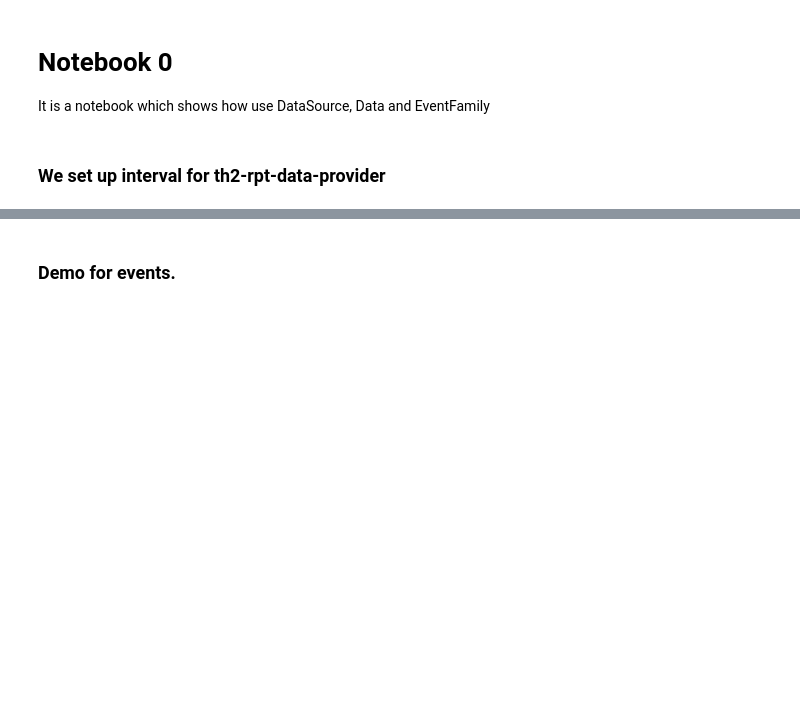
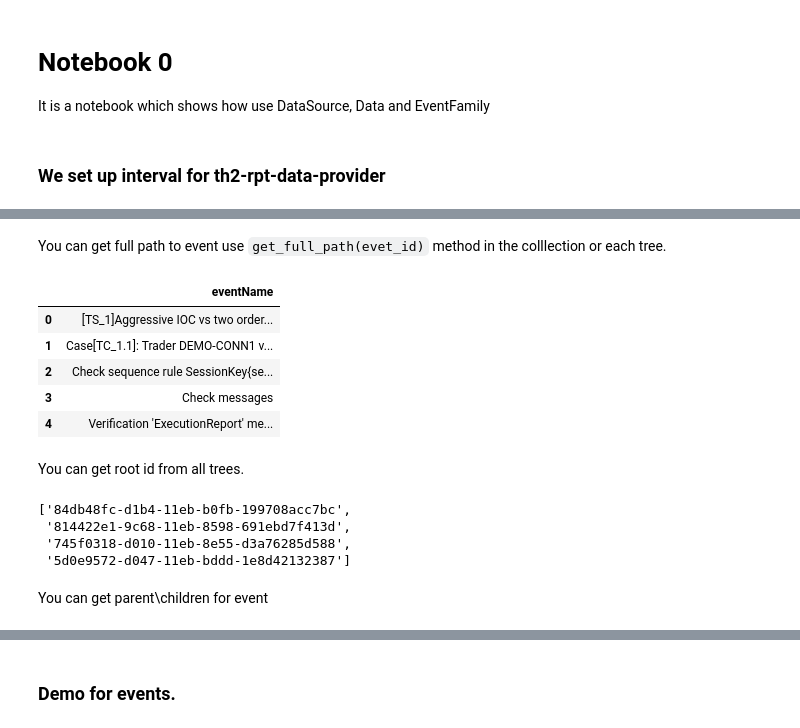
Before and after one commit to th2-net/th2-data-services, a Jupyter notebook: examples/notebooks/notebook_0.ipynb, the cells around one changed output, grey strips where cells are left out. Cells and saved outputs as stored; diff of their text form; code cells hidden in the pictures; blank space fills up the shorter version.

Commit message:
update examples

```diff
--- a/examples/notebooks/notebook_0.ipynb
+++ b/examples/notebooks/notebook_0.ipynb
@@ -77,3 +80,17 @@ def is_test_case_ancestor(record):
     if ancestor:
         return True
     return False
+# %%
+# You can change anything GetEvents.
+# Arguments gets based on route for th2-rpt-data-provider.
+# This example shows pull the events.
+events: Data = data_source.command(
+    http.GetEvents(
+        start_timestamp=START_TIME,
+        end_timestamp=END_TIME,
+        attached_messages=True,
+        cache=True
+    )
+)
+
+print("[INFO] The events have loaded.")
@@ -88,19 +107,5 @@ Here we get events which doesn't exist in data source interval:
 # %%
-# You can change anything in sse_request_to_data_provider.
-# Arguments gets based on route for th2-rpt-data-provider.
-# This example shows pull the events.
-data = data_source.get_events_from_data_provider(
-    startTimestamp=START_TIME,
-    endTimestamp=END_TIME,
-    metadataOnly=False,
-    attachedMessages=True,
-    cache=True
-)
+collection = EventsTreeCollectionProvider5(events, data_source=data_source)
 
-events_tree = EventsTree(data)
-tree = events_tree.events
-
-events_tree.recover_unknown_events(data_source)
-
-print("[INFO] Tree of parents has built!")
+print("[INFO] The collection has built!")
 # %% [output]
@@ -107,0 +146,3 @@ print("[INFO] Tree of parents has built!")
+# %%
+tree = collection.get_trees()[0]
+tree.show()
@@ -107,0 +211,27 @@ print("[INFO] Tree of parents has built!")
+# %% [markdown]
+You can get full path to event use `get_full_path(evet_id)` method in the colllection or each tree.
+# %%
+data = Data(tree.get_full_path("53c1abd6-b2f9-4378-b061-434a3315c4a2:8d722b53-d1b4-11eb-9278-591e568ad66e"))\
+        .map(lambda record: {
+            "eventName": record.get("eventName")
+        }
+    )
+DataFrame(data)
+# %% [output]
+|  | eventName |
+| 0 | [TS_1]Aggressive IOC vs two order... |
+| 1 | Case[TC_1.1]: Trader DEMO-CONN1 v... |
+| 2 | Check sequence rule SessionKey{se... |
+| 3 | Check messages |
+| 4 | Verification 'ExecutionReport' me... |
+# %% [markdown]
+You can get root id from all trees.
+# %%
+collection.get_roots_ids()
+# %% [output]
+['84db48fc-d1b4-11eb-b0fb-199708acc7bc',
+ '814422e1-9c68-11eb-8598-691ebd7f413d',
+ '745f0318-d010-11eb-8e55-d3a76285d588',
+ '5d0e9572-d047-11eb-bddd-1e8d42132387']
+# %% [markdown]
+You can get parent\children for event
```
Also changed, not shown: parts of 22 cells of this notebook, 7 other files.
